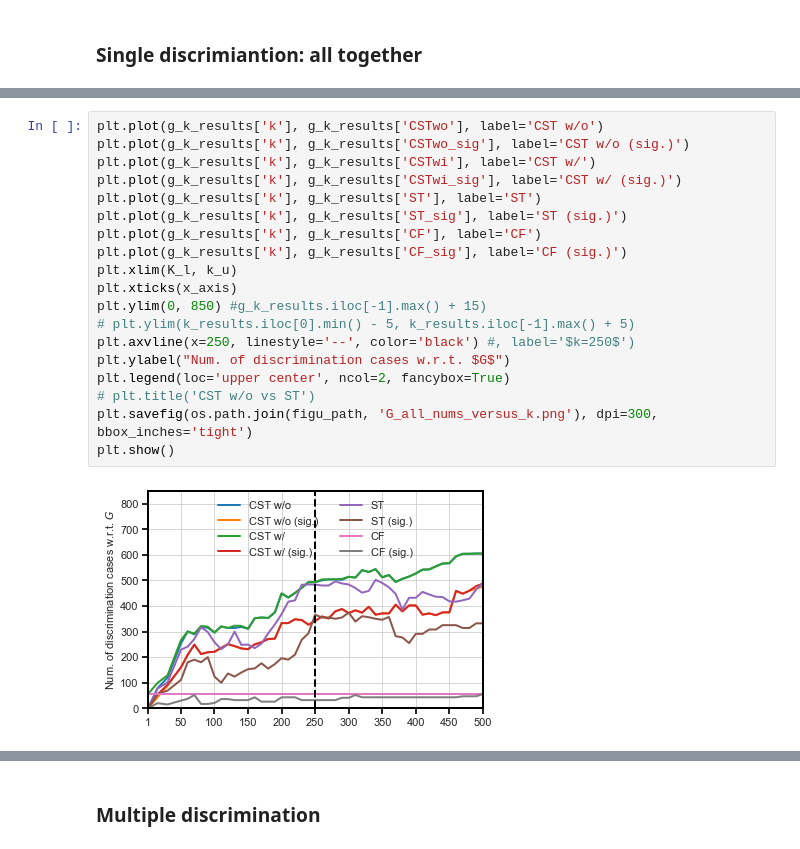
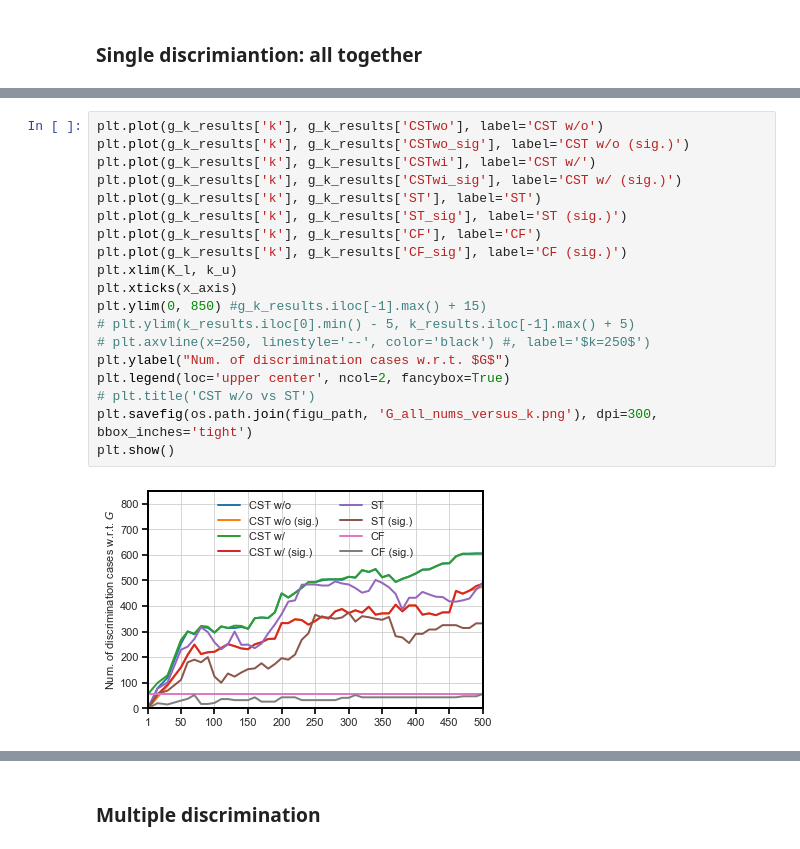
Before and after one commit to cc-jalvarez/counterfactual-situation-testing, a Jupyter notebook: src/analysis_law_school.ipynb, the cells around one changed output, grey strips where cells are left out. Drawn from its saved outputs; the diff is of its cells as text.

Commit message:
updated all figures: removed the vertical dotted line

```diff
--- a/src/analysis_law_school.ipynb
+++ b/src/analysis_law_school.ipynb
@@ -248,24 +248,24 @@ plt.show()
 # %%
 plt.plot(g_k_results['k'], g_k_results['CSTwo'], label='CST w/o')
 plt.plot(g_k_results['k'], g_k_results['CSTwo_sig'], label='CST w/o (sig.)')
 plt.plot(g_k_results['k'], g_k_results['CSTwi'], label='CST w/')
 plt.plot(g_k_results['k'], g_k_results['CSTwi_sig'], label='CST w/ (sig.)')
 plt.plot(g_k_results['k'], g_k_results['ST'], label='ST')
 plt.plot(g_k_results['k'], g_k_results['ST_sig'], label='ST (sig.)')
 plt.plot(g_k_results['k'], g_k_results['CF'], label='CF')
 plt.plot(g_k_results['k'], g_k_results['CF_sig'], label='CF (sig.)')
 plt.xlim(K_l, k_u)
 plt.xticks(x_axis)
 plt.ylim(0, 850) #g_k_results.iloc[-1].max() + 15)
 # plt.ylim(k_results.iloc[0].min() - 5, k_results.iloc[-1].max() + 5)
-plt.axvline(x=250, linestyle='--', color='black') #, label='$k=250$')
+# plt.axvline(x=250, linestyle='--', color='black') #, label='$k=250$')
 plt.ylabel("Num. of discrimination cases w.r.t. $G$")
 plt.legend(loc='upper center', ncol=2, fancybox=True)
 # plt.title('CST w/o vs ST')
 plt.savefig(os.path.join(figu_path, 'G_all_nums_versus_k.png'), dpi=300, bbox_inches='tight')
 plt.show()
 # %% [output]
-[figure, old version]
+[figure, new version]
 # %%
 plt.plot(r_k_results['k'], r_k_results['CSTwo_delta'], label='CST w/o')
 plt.plot(r_k_results['k'], r_k_results['CSTwo_delta_sig'], label='CST w/o (sig.)')
```
Also changed, not shown: parts of 7 cells of this notebook, 14 other files.
